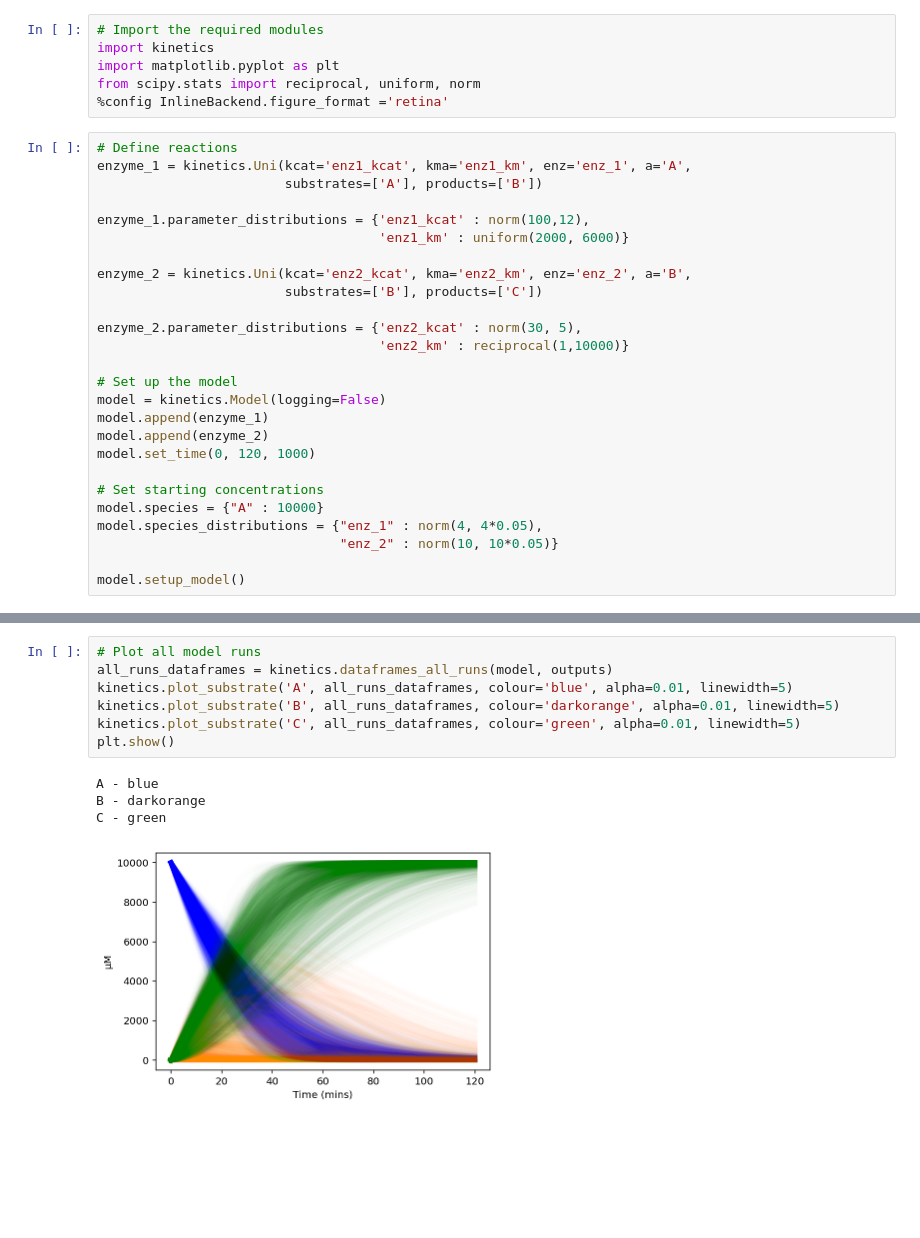
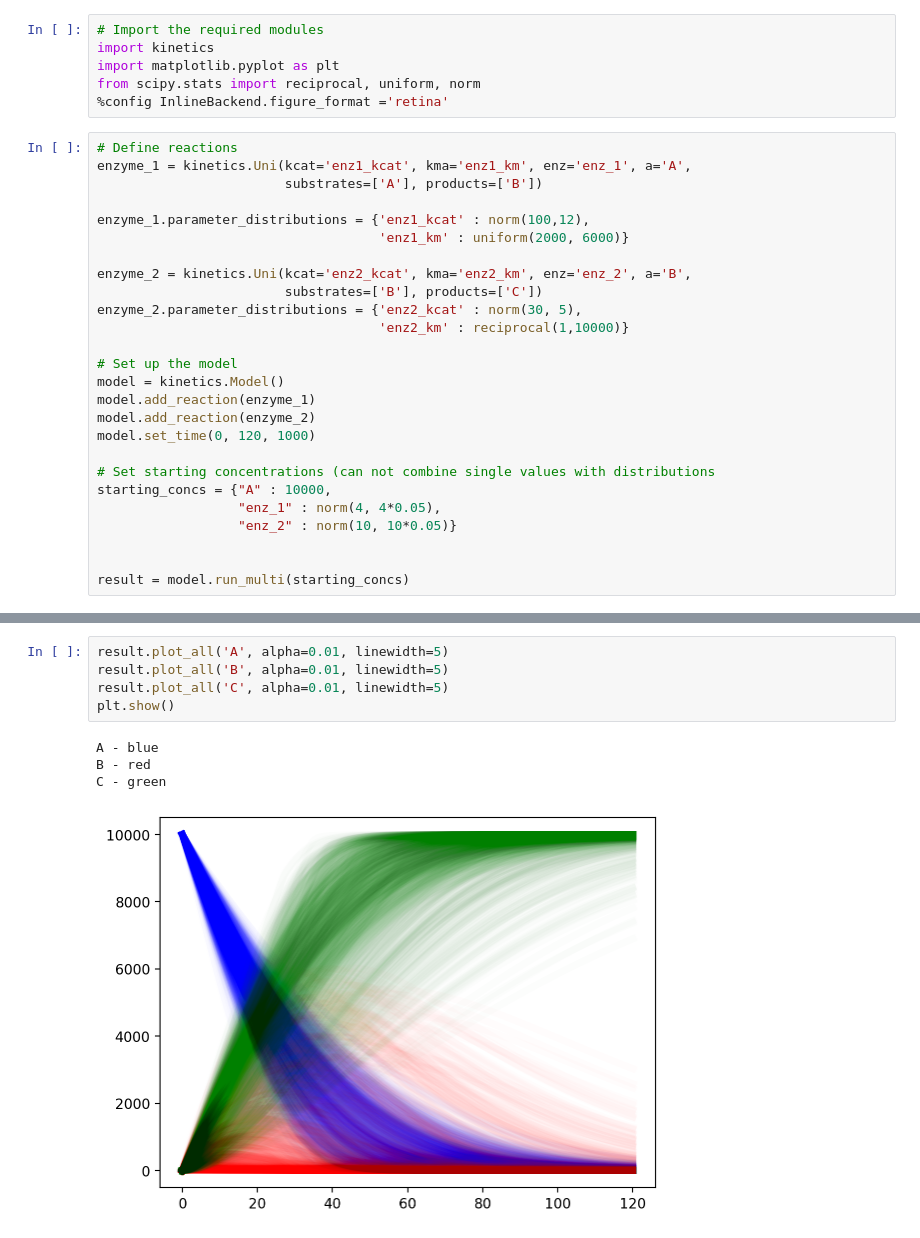
Before and after one commit to willfinnigan/kinetics, a Jupyter notebook: examples/Advanced_example.ipynb, the cells around one changed output, grey strips where cells are left out. Saved outputs shown, nothing was run; the diff lists cells and outputs as text; blank space fills up the shorter version.

```diff
--- a/examples/Advanced_example.ipynb
+++ b/examples/Advanced_example.ipynb
@@ -20,19 +20,19 @@ enzyme_1.parameter_distributions = {'enz1_kcat' : norm(100,12),
 
 enzyme_2 = kinetics.Uni(kcat='enz2_kcat', kma='enz2_km', enz='enz_2', a='B',
                         substrates=['B'], products=['C'])
-
 enzyme_2.parameter_distributions = {'enz2_kcat' : norm(30, 5),
                                     'enz2_km' : reciprocal(1,10000)}
 
 # Set up the model
-model = kinetics.Model(logging=False)
-model.append(enzyme_1)
-model.append(enzyme_2)
+model = kinetics.Model()
+model.add_reaction(enzyme_1)
+model.add_reaction(enzyme_2)
 model.set_time(0, 120, 1000)
 
-# Set starting concentrations
-model.species = {"A" : 10000}
-model.species_distributions = {"enz_1" : norm(4, 4*0.05),
-                               "enz_2" : norm(10, 10*0.05)}
+# Set starting concentrations (can not combine single values with distributions
+starting_concs = {"A" : 10000,
+                  "enz_1" : norm(4, 4*0.05),
+                  "enz_2" : norm(10, 10*0.05)}
 
-model.setup_model()
+
+result = model.run_multi(starting_concs)
@@ -50,12 +46,10 @@ plt.show()
 # %%
-# Plot all model runs
-all_runs_dataframes = kinetics.dataframes_all_runs(model, outputs)
-kinetics.plot_substrate('A', all_runs_dataframes, colour='blue', alpha=0.01, linewidth=5)
-kinetics.plot_substrate('B', all_runs_dataframes, colour='darkorange', alpha=0.01, linewidth=5)
-kinetics.plot_substrate('C', all_runs_dataframes, colour='green', alpha=0.01, linewidth=5)
+result.plot_all('A', alpha=0.01, linewidth=5)
+result.plot_all('B', alpha=0.01, linewidth=5)
+result.plot_all('C', alpha=0.01, linewidth=5)
 plt.show()
 # %% [output]
 A - blue
-B - darkorange
+B - red
 C - green
-[figure, old version]
+[figure, new version]
```
Also changed, not shown: parts of 4 cells of this notebook, 25 other files.
